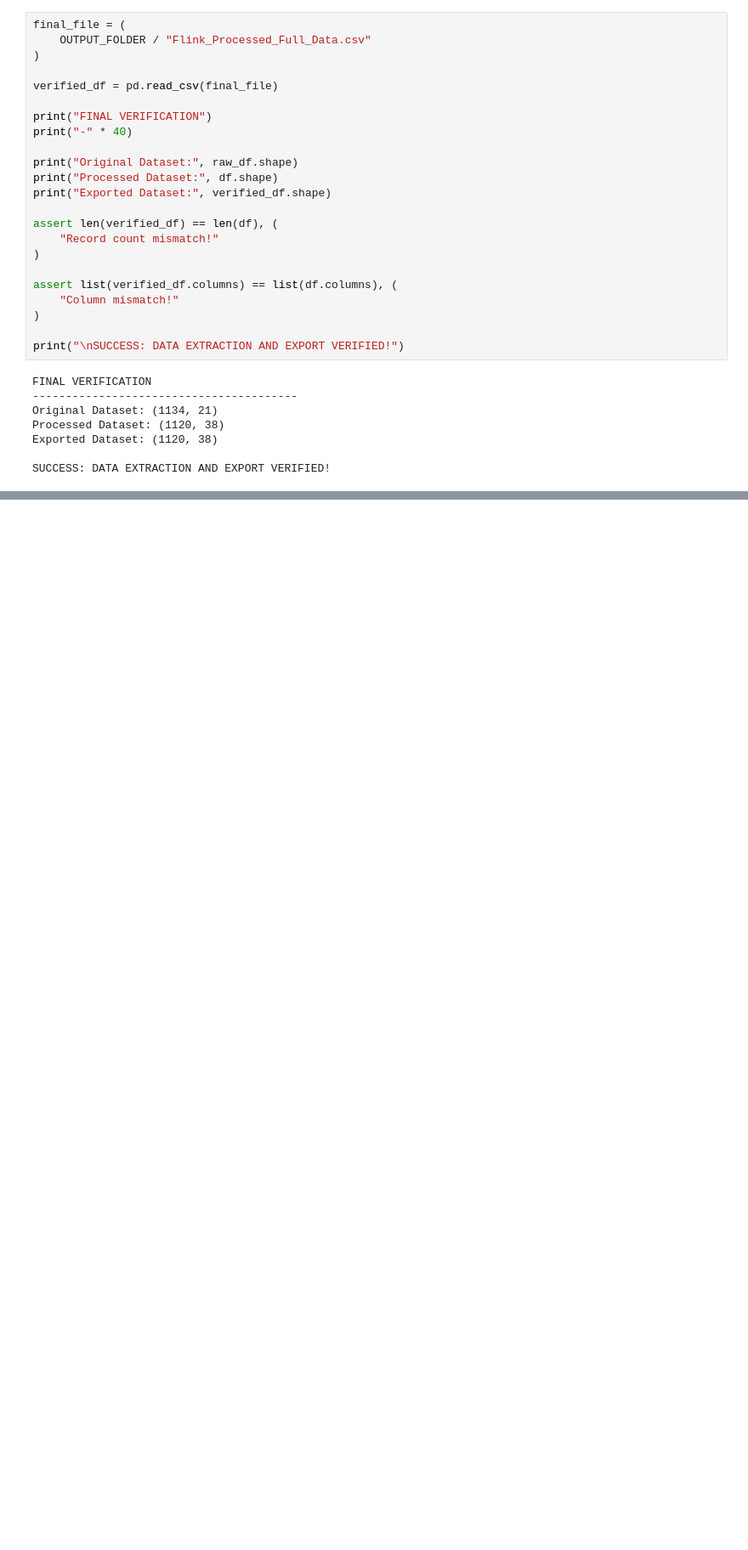
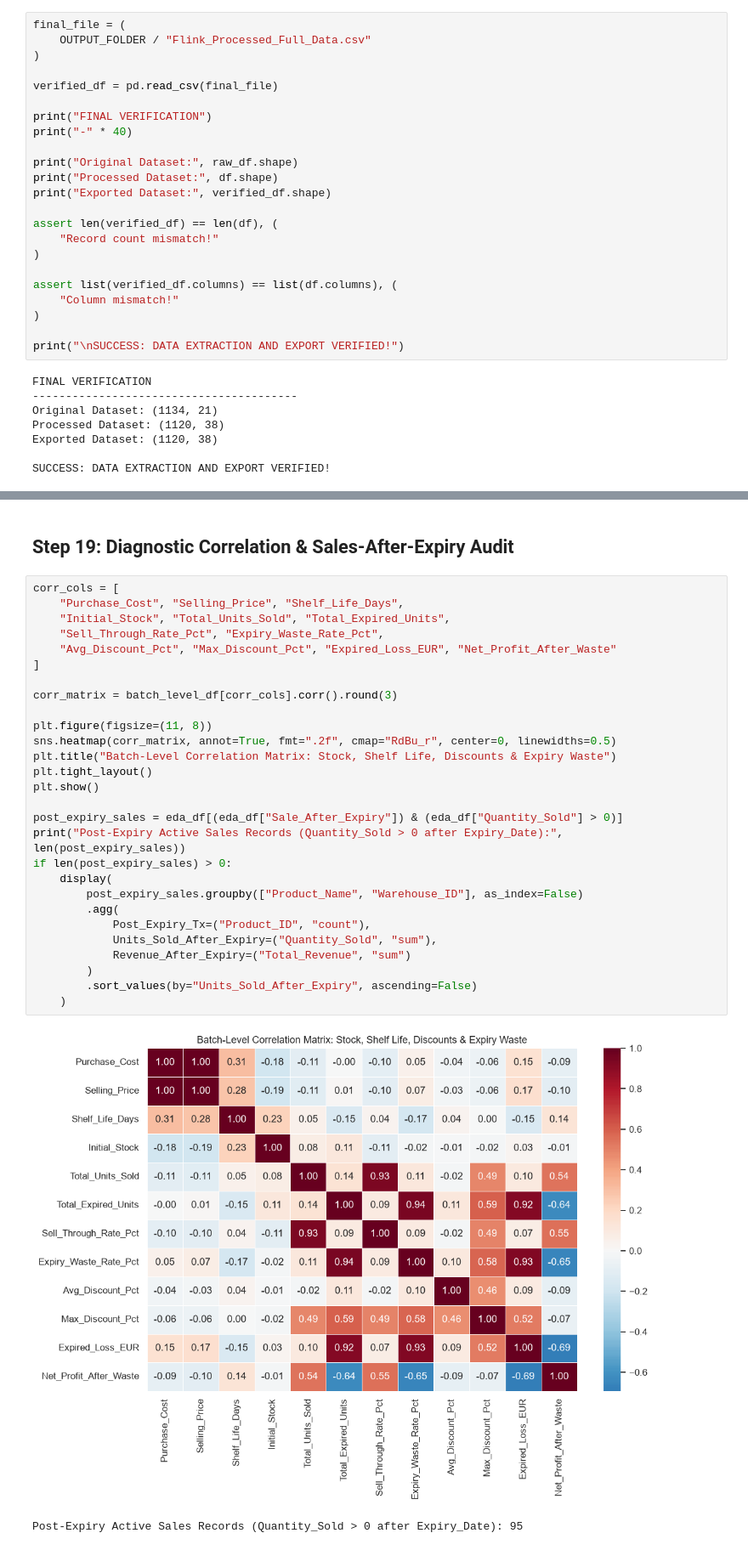
Before and after one commit to shweta2003-22/Mini-Project-Team-7, a Jupyter notebook: Flink_Frozen_Product_Data_Analysis.ipynb, the cells around one changed output, grey strips where cells are left out. Shown at 85% size. Saved outputs shown, nothing was run; the diff lists cells and outputs as text; blank space fills up the shorter version.

```diff
--- a/Flink_Frozen_Product_Data_Analysis.ipynb
+++ b/Flink_Frozen_Product_Data_Analysis.ipynb
@@ -752,0 +1189,33 @@ SUCCESS: DATA EXTRACTION AND EXPORT VERIFIED!
+# %% [markdown]
+## Step 19: Diagnostic Correlation & Sales-After-Expiry Audit
+# %%
+corr_cols = [
+    "Purchase_Cost", "Selling_Price", "Shelf_Life_Days",
+    "Initial_Stock", "Total_Units_Sold", "Total_Expired_Units",
+    "Sell_Through_Rate_Pct", "Expiry_Waste_Rate_Pct",
+    "Avg_Discount_Pct", "Max_Discount_Pct", "Expired_Loss_EUR", "Net_Profit_After_Waste"
+]
+
+corr_matrix = batch_level_df[corr_cols].corr().round(3)
+
+plt.figure(figsize=(11, 8))
+sns.heatmap(corr_matrix, annot=True, fmt=".2f", cmap="RdBu_r", center=0, linewidths=0.5)
+plt.title("Batch-Level Correlation Matrix: Stock, Shelf Life, Discounts & Expiry Waste")
+plt.tight_layout()
+plt.show()
+
+post_expiry_sales = eda_df[(eda_df["Sale_After_Expiry"]) & (eda_df["Quantity_Sold"] > 0)]
+print("Post-Expiry Active Sales Records (Quantity_Sold > 0 after Expiry_Date):", len(post_expiry_sales))
+if len(post_expiry_sales) > 0:
+    display(
+        post_expiry_sales.groupby(["Product_Name", "Warehouse_ID"], as_index=False)
+        .agg(
+            Post_Expiry_Tx=("Product_ID", "count"),
+            Units_Sold_After_Expiry=("Quantity_Sold", "sum"),
+            Revenue_After_Expiry=("Total_Revenue", "sum")
+        )
+        .sort_values(by="Units_Sold_After_Expiry", ascending=False)
+    )
+# %% [output]
+[figure, added]
+Post-Expiry Active Sales Records (Quantity_Sold > 0 after Expiry_Date): 95
```
Also changed, not shown: parts of 45 cells of this notebook.
